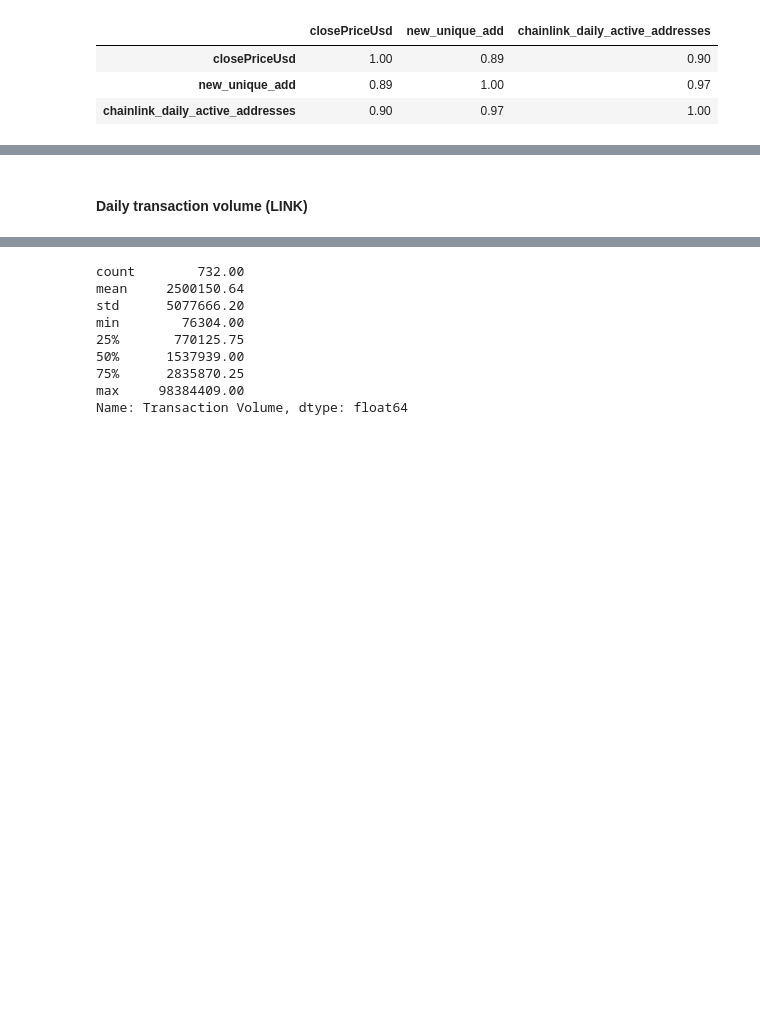
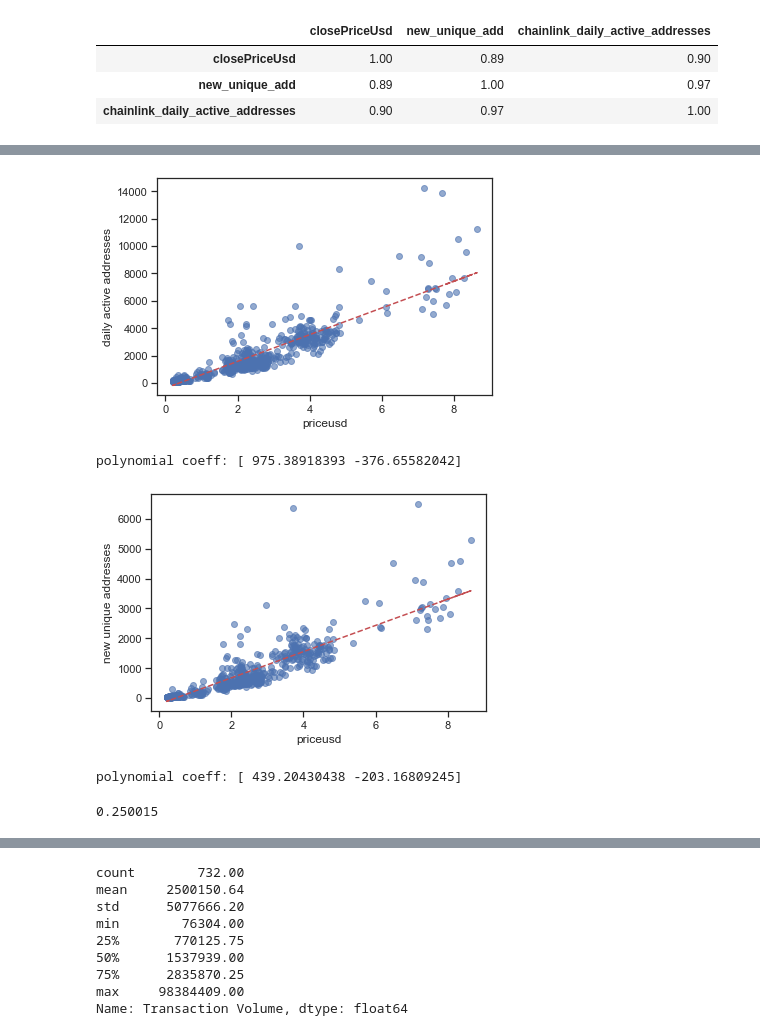
Before and after one commit to willr-seriousprojects/maker-dao, a Jupyter notebook: Maker-Risk/LINK/link.ipynb, the cells around one changed output, grey strips where cells are left out. Drawn from its saved outputs; the diff is of its cells as text; code cells hidden in the pictures; blank space fills up the shorter version.

```diff
--- a/Maker-Risk/LINK/link.ipynb
+++ b/Maker-Risk/LINK/link.ipynb
@@ -3549,2 +3591,47 @@ df_activity_day.plot(kind='scatter', x='new_unique_add', y='chainlink_daily_acti
-# %% [markdown]
-#### Daily transaction volume (LINK)
+# %%
+x = df_activity_day['closePriceUsd']
+y = df_activity_day['chainlink_daily_active_addresses']
+y1 = df_activity_day['new_unique_add']
+
+# Price vs daily active addresses
+plt.scatter(x, y, alpha=0.6)
+plt.xlabel('priceusd', fontsize=12)
+plt.ylabel('daily active addresses', fontsize=12)
+
+# plot trendline/regression fit line of variable relationship
+z = np.polyfit(x, y, 1)
+p = np.poly1d(z)
+plt.plot(x,p(x),"r--")
+
+plt.show()
+
+# polynomial fit
+# returns the polynomial coefficients that minimize the square error
+fit = np.polyfit(x,y,1)
+print(f'polynomial coeff: {fit}\n')
+
+# Price vs new unique addresses
+plt.scatter(x, y1, alpha=0.6)
+plt.xlabel('priceusd', fontsize=12)
+plt.ylabel('new unique addresses', fontsize=12)
+
+# plot trendline/regression fit line of variable relationship
+z = np.polyfit(x, y1, 1)
+p = np.poly1d(z)
+plt.plot(x,p(x),"r--")
+
+plt.show()
+
+# polynomial fit
+# returns the polynomial coefficients that minimize the square error
+fit = np.polyfit(x,y1,1)
+print(f'polynomial coeff: {fit}\n')
+# %% [output]
+[figure, added]
+polynomial coeff: [ 975.38918393 -376.65582042]
+[figure, added]
+polynomial coeff: [ 439.20430438 -203.16809245]
+# %%
+2500150 / 1000000000 * 100
+# %% [output]
+0.250015
```
Also changed, not shown: parts of 47 cells of this notebook, 1 other file.
